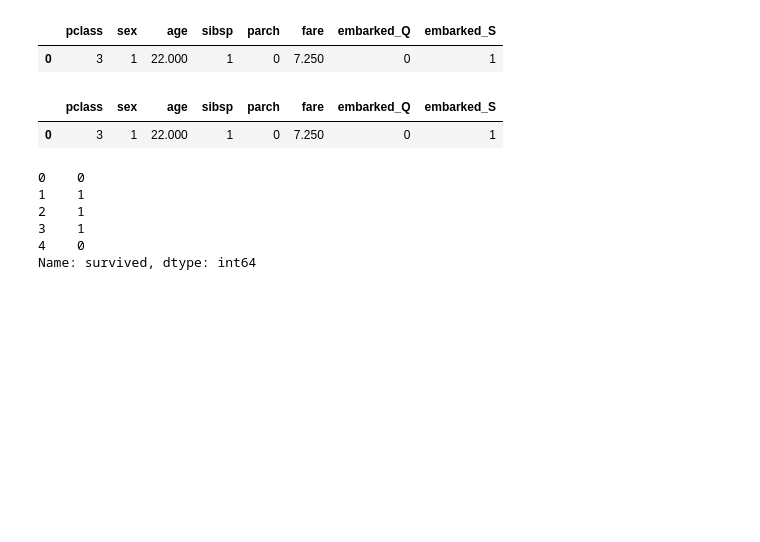
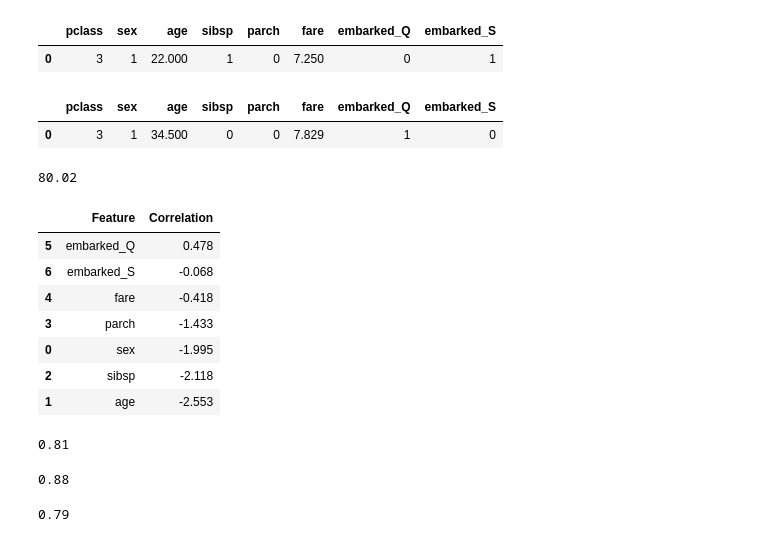
Before and after one commit to MEnesAkpinar/Titanic_Project_Prediction_with_ML, a Jupyter notebook: Titanic_Prediction_with_ML.ipynb, the cells around one changed output. Saved outputs shown, nothing was run; the diff lists cells and outputs as text; code cells hidden in the pictures; blank space fills up the shorter version.

```diff
--- a/Titanic_Prediction_with_ML.ipynb
+++ b/Titanic_Prediction_with_ML.ipynb
@@ -1290,18 +1290,68 @@ train1.head(1)
 # %% [output]
 |  | pclass | sex | age | sibsp | parch | fare | embarked_Q | embarked_S |
 | 0 | 3 | 1 | 22.000 | 1 | 0 | 7.250 | 0 | 1 |
-# %%
-train1.assign(survived = train['survived'])
-train1.head(1)
-# %% [output]
-|  | pclass | sex | age | sibsp | parch | fare | embarked_Q | embarked_S |
-| 0 | 3 | 1 | 22.000 | 1 | 0 | 7.250 | 0 | 1 |
-# %%
-train['survived'].head()
-# %% [output]
-0    0
-1    1
-2    1
-3    1
-4    0
-Name: survived, dtype: int64
+# %%
+test1.head(1)
+# %% [output]
+|  | pclass | sex | age | sibsp | parch | fare | embarked_Q | embarked_S |
+| 0 | 3 | 1 | 34.500 | 0 | 0 | 7.829 | 1 | 0 |
+# %%
+X_train = train1
+y_train = train['survived']
+X_test = test1
+# %%
+# Logistics Regression
+
+logreg = LogisticRegression()
+logreg.fit(X_train, y_train)
+y_pred = logreg.predict(X_test)
+acc_log = round(logreg.score(X_train, y_train) * 100, 2)
+acc_log
+# %% [output]
+80.02
+# %%
+coeff_df = pd.DataFrame(train1.columns.delete(0))
+coeff_df.columns = ['Feature']
+coeff_df["Correlation"] = pd.Series(logreg.coef_[0])
+
+coeff_df.sort_values(by='Correlation', ascending=False)
+# %% [output]
+|  | Feature | Correlation |
+| 5 | embarked_Q | 0.478 |
+| 6 | embarked_S | -0.068 |
+| 4 | fare | -0.418 |
+| 3 | parch | -1.433 |
+| 0 | sex | -1.995 |
+| 2 | sibsp | -2.118 |
+| 1 | age | -2.553 |
+# %%
+# Support Vector Machines
+
+svc = SVC()
+svc.fit(X_train, y_train)
+y_pred = svc.predict(X_test)
+acc_svc = round(svc.score(X_train, y_train),2)
+acc_svc
+# %% [output]
+0.81
+# %%
+# k-Nearest Neighbors (KNN)
+
+knn_model = KNeighborsClassifier(n_neighbors = 3)
+knn_model.fit(X_train, y_train)
+y_pred = knn_model.predict(X_test)
+
+knn_model_acc = round(knn_model.score(X_train, y_train),2)
+knn_model_acc
+# %% [output]
+0.88
+# %%
+# Gaussian Naive Bayes
+
+gaussian_model = GaussianNB()
+gaussian_model.fit(X_train, y_train)
+y_pred = gaussian_model.predict(X_test)
+acc_gaussian_model = round(gaussian_model.score(X_train, y_train), 2)
+acc_gaussian_model
+# %% [output]
+0.79
```
Also changed, not shown: parts of 6 cells of this notebook.
